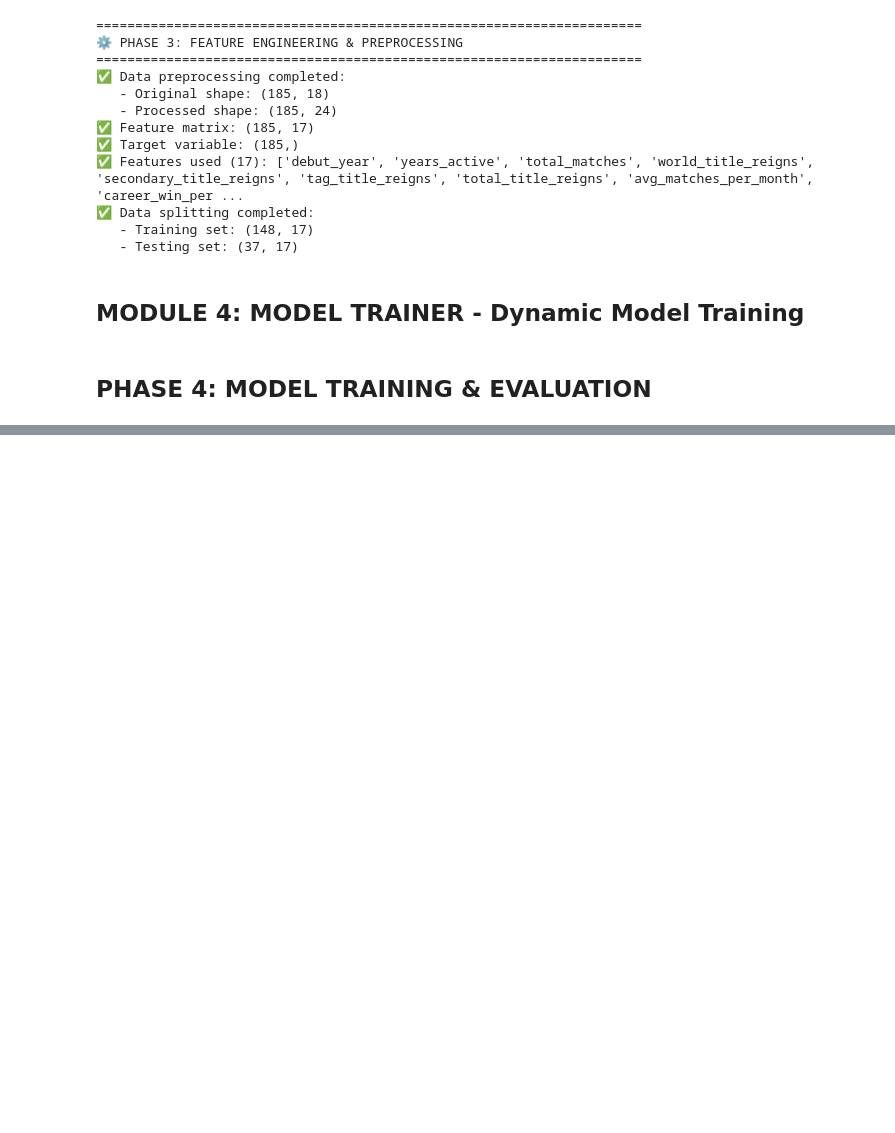
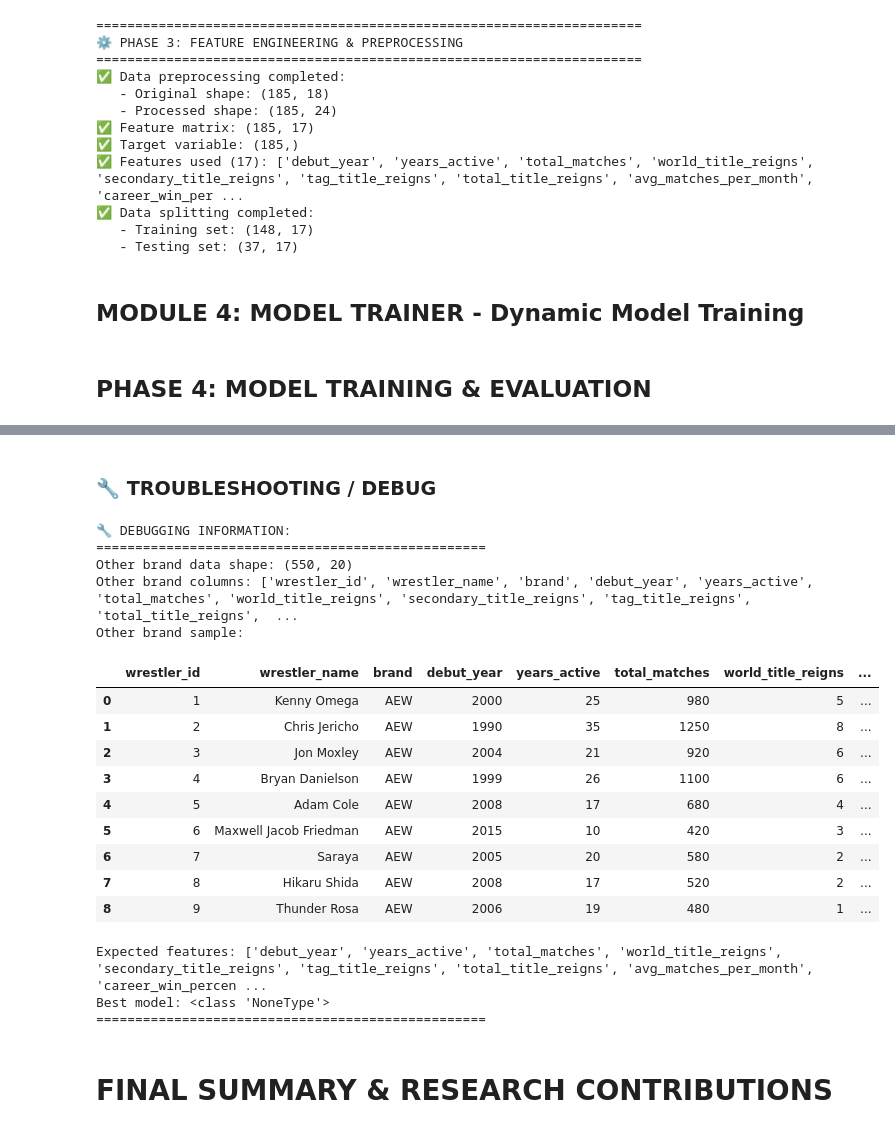
Before and after one commit to flexycode/CCMACLRL_COM231_PROJECT, a Jupyter notebook: notebook/WWE_Superstar_Popularity_Tier_Prediction.ipynb, the cells around one changed output, grey strips where cells are left out. Drawn from its saved outputs; the diff is of its cells as text; code cells hidden in the pictures; blank space fills up the shorter version.

```diff
--- a/notebook/WWE_Superstar_Popularity_Tier_Prediction.ipynb
+++ b/notebook/WWE_Superstar_Popularity_Tier_Prediction.ipynb
@@ -891,0 +1015,3 @@ class ModelTrainer:
+# %%
+print("\n🔧 Step 4.2: Hyperparameter Tuning...")
+tuned_models = trainer.hyperparameter_tuning(X_train_scaled, y_train)
@@ -891,0 +1479,46 @@ class ModelTrainer:
+# %% [markdown]
+### 🔧 TROUBLESHOOTING / DEBUG
+# %%
+print("🔧 DEBUGGING INFORMATION:")
+print("="*50)
+
+if other_brand_data is not None:
+    print(f"Other brand data shape: {other_brand_data.shape}")
+    print(f"Other brand columns: {other_brand_data.columns.tolist()}")
+    print(f"Other brand sample:")
+    display(other_brand_data.head(9))
+else:
+    print("❌ other_brand_data is None")
+
+if 'feature_engineer' in locals():
+    print(f"Expected features: {feature_engineer.feature_columns}")
+else:
+    print("❌ feature_engineer not available")
+
+if 'best_model' in locals():
+    print(f"Best model: {type(best_model)}")
+else:
+    print("❌ best_model not available")
+
+print("="*50)
+# %% [output]
+🔧 DEBUGGING INFORMATION:
+==================================================
+Other brand data shape: (550, 20)
+Other brand columns: ['wrestler_id', 'wrestler_name', 'brand', 'debut_year', 'years_active', 'total_matches', 'world_title_reigns', 'secondary_title_reigns', 'tag_title_reigns', 'total_title_reigns',  ...
+Other brand sample:
+|  | wrestler_id | wrestler_name | brand | debut_year | years_active | total_matches | world_title_reigns | ... |
+| 0 | 1 | Kenny Omega | AEW | 2000 | 25 | 980 | 5 | ... |
+| 1 | 2 | Chris Jericho | AEW | 1990 | 35 | 1250 | 8 | ... |
+| 2 | 3 | Jon Moxley | AEW | 2004 | 21 | 920 | 6 | ... |
+| 3 | 4 | Bryan Danielson | AEW | 1999 | 26 | 1100 | 6 | ... |
+| 4 | 5 | Adam Cole | AEW | 2008 | 17 | 680 | 4 | ... |
+| 5 | 6 | Maxwell Jacob Friedman | AEW | 2015 | 10 | 420 | 3 | ... |
+| 6 | 7 | Saraya | AEW | 2005 | 20 | 580 | 2 | ... |
+| 7 | 8 | Hikaru Shida | AEW | 2008 | 17 | 520 | 2 | ... |
+| 8 | 9 | Thunder Rosa | AEW | 2006 | 19 | 480 | 1 | ... |
+Expected features: ['debut_year', 'years_active', 'total_matches', 'world_title_reigns', 'secondary_title_reigns', 'tag_title_reigns', 'total_title_reigns', 'avg_matches_per_month', 'career_win_percen ...
+Best model: <class 'NoneType'>
+==================================================
+# %% [markdown]
+# FINAL SUMMARY & RESEARCH CONTRIBUTIONS
```
Also changed, not shown: parts of 13 cells of this notebook.
